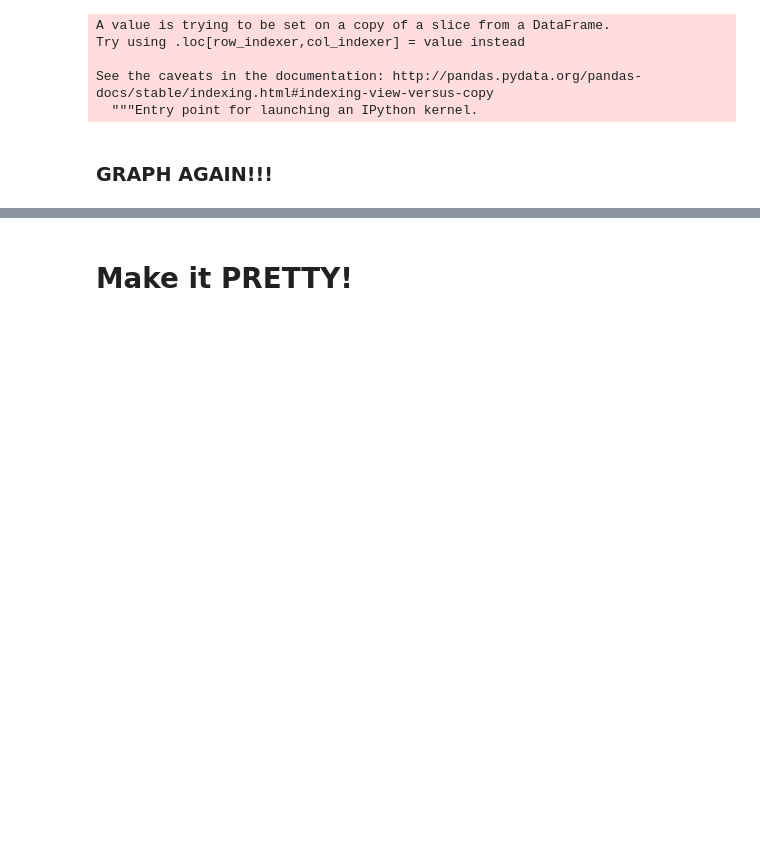
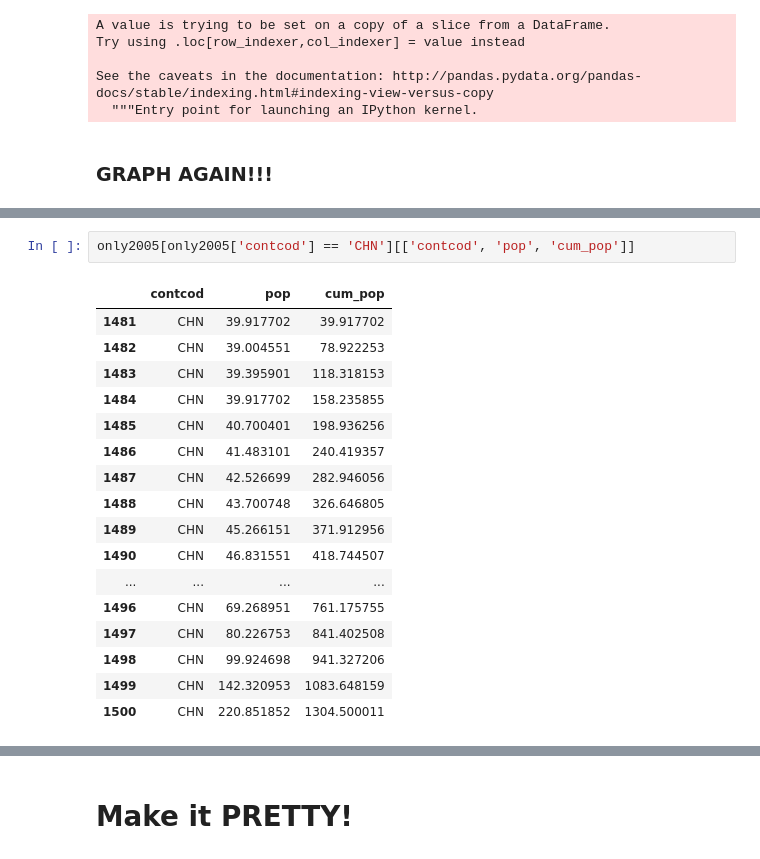
Before and after one commit to whyboris/Global-Income-Distribution, a Jupyter notebook: world_income_distribution.ipynb, the cells around one changed output, grey strips where cells are left out. Cells and saved outputs as stored; diff of their text form; blank space fills up the shorter version.

```diff
--- a/world_income_distribution.ipynb
+++ b/world_income_distribution.ipynb
@@ -271,0 +307,20 @@ sns.relplot(x="group", y="ppp_percentile", kind="line", hue="contcod", legend="f
+# %%
+only2005[only2005['contcod'] == 'CHN'][['contcod', 'pop', 'cum_pop']]
+# %% [output]
+|  | contcod | pop | cum_pop |
+| 1481 | CHN | 39.917702 | 39.917702 |
+| 1482 | CHN | 39.004551 | 78.922253 |
+| 1483 | CHN | 39.395901 | 118.318153 |
+| 1484 | CHN | 39.917702 | 158.235855 |
+| 1485 | CHN | 40.700401 | 198.936256 |
+| 1486 | CHN | 41.483101 | 240.419357 |
+| 1487 | CHN | 42.526699 | 282.946056 |
+| 1488 | CHN | 43.700748 | 326.646805 |
+| 1489 | CHN | 45.266151 | 371.912956 |
+| 1490 | CHN | 46.831551 | 418.744507 |
+| ... | ... | ... | ... |
+| 1496 | CHN | 69.268951 | 761.175755 |
+| 1497 | CHN | 80.226753 | 841.402508 |
+| 1498 | CHN | 99.924698 | 941.327206 |
+| 1499 | CHN | 142.320953 | 1083.648159 |
+| 1500 | CHN | 220.851852 | 1304.500011 |
```
Also changed, not shown: parts of 27 cells of this notebook.
